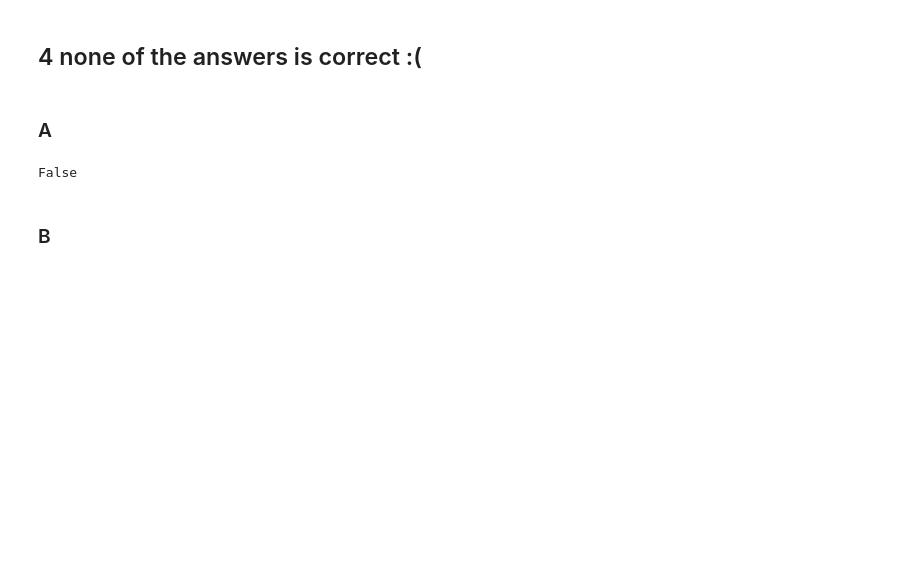
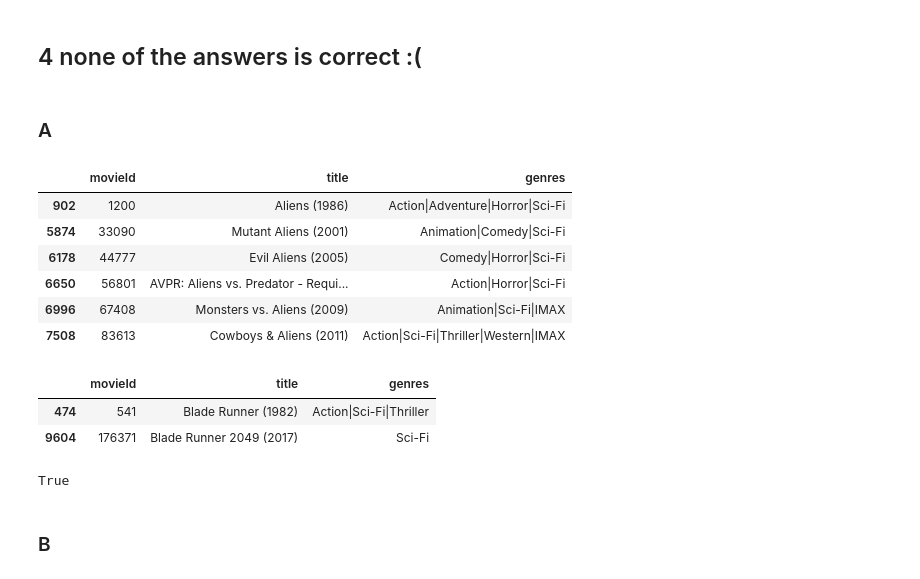
Before and after one commit to SirLemoniada/data-mining, a Jupyter notebook: hw2.ipynb, the cells around one changed output. Cells and saved outputs as stored; diff of their text form; code cells hidden in the pictures; blank space fills up the shorter version.

```diff
--- a/hw2.ipynb
+++ b/hw2.ipynb
@@ -185,7 +175,23 @@ for idx in user_1.keys():
-# %%
-('Fight Club (1999)' in recommended_1) and ('Aliens (1986)' in recommended_1)
-# %% [output]
-False
+# %%
+movies.loc[movies['title'].str.contains('Aliens')]
+# %% [output]
+|  | movieId | title | genres |
+| 902 | 1200 | Aliens (1986) | Action|Adventure|Horror|Sci-Fi |
+| 5874 | 33090 | Mutant Aliens (2001) | Animation|Comedy|Sci-Fi |
+| 6178 | 44777 | Evil Aliens (2005) | Comedy|Horror|Sci-Fi |
+| 6650 | 56801 | AVPR: Aliens vs. Predator - Requi... | Action|Horror|Sci-Fi |
+| 6996 | 67408 | Monsters vs. Aliens (2009) | Animation|Sci-Fi|IMAX |
+| 7508 | 83613 | Cowboys & Aliens (2011) | Action|Sci-Fi|Thriller|Western|IMAX |
+# %%
+movies.loc[movies['title'].str.contains('Blade Runner')]
+# %% [output]
+|  | movieId | title | genres |
+| 474 | 541 | Blade Runner (1982) | Action|Sci-Fi|Thriller |
+| 9604 | 176371 | Blade Runner 2049 (2017) | Sci-Fi |
+# %%
+D_trunc[541][1]>2.75 and math.isnan(df_D_NA[541][1]) and D_trunc[1200][1] and math.isnan(df_D_NA[1200][1])
+# %% [output]
+True
 # %% [markdown]
 ### B
 # %%
```
Also changed, not shown: parts of 4 cells of this notebook.
